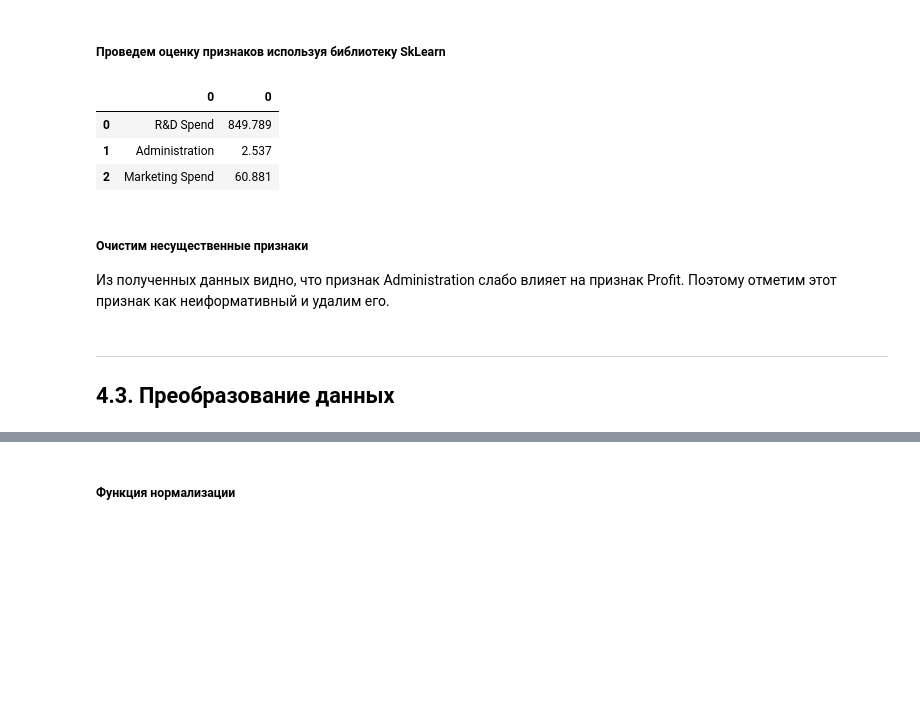
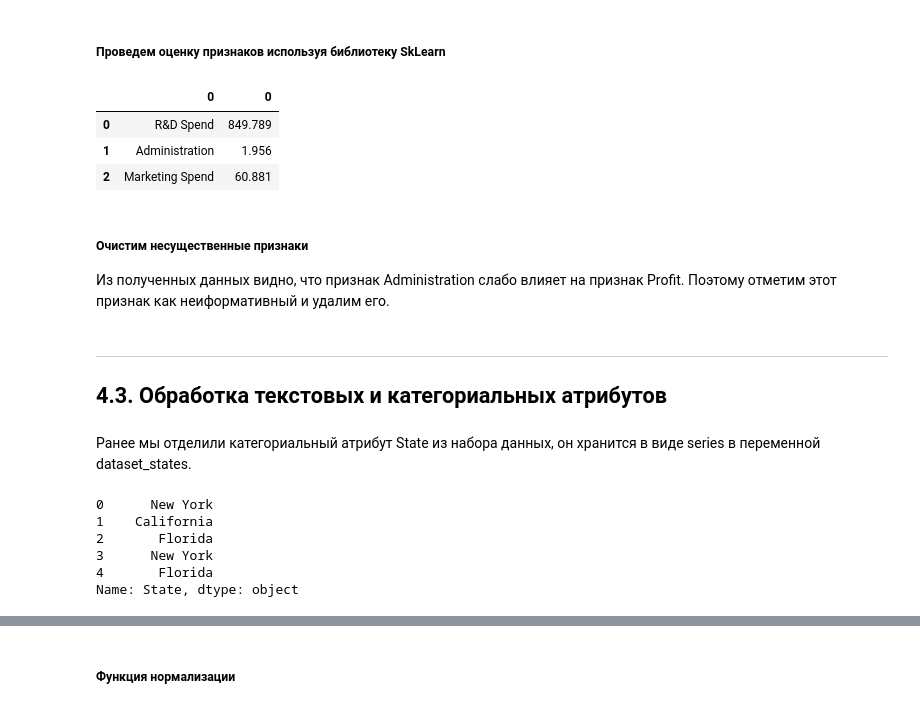
Before and after one commit to Temchik-X/DataMiningML, a Jupyter notebook: Lab_1.ipynb, the cells around one changed output, grey strips where cells are left out. Drawn from its saved outputs; the diff is of its cells as text; code cells hidden in the pictures; blank space fills up the shorter version.

Commit message:
Преобразовала категориальный атрибут. Убрала ненужное хранение ориг dataset.

```diff
--- a/Lab_1.ipynb
+++ b/Lab_1.ipynb
@@ -109,7 +109,7 @@ Name: count, dtype: int64
 # %%
-dataset_without_ID = dataset.drop("Unnamed: 0", axis=1)
+dataset = dataset.drop("Unnamed: 0", axis=1)
 set_option('display.precision', 3)
-dataset_without_ID.describe()
+dataset.describe()
 # %% [output]
 |  | R&D Spend | Administration | Marketing Spend | Profit |
 | count | 50.000 | 27.000 | 50.000 | 50.000 |
@@ -161 +164,4 @@ plt.show()
+# %%
+# Удалим категориальный атрибут State из набора данных
+dataset = dataset.drop("State", axis=1)
 # %%
@@ -234,18 +235,18 @@ Name: Profit, dtype: float64
 # %% [markdown]
 ##### Проведем оценку признаков используя библиотеку SkLearn
 # %%
-data_x = dataset_without_ID_and_State.iloc[:,:3]
-data_y = dataset_without_ID_and_State["Profit"]
+data_x = dataset.iloc[:,:3]
+data_y = dataset["Profit"]
 best_features = sklearn.feature_selection.SelectKBest(sklearn.feature_selection.f_regression, k="all")
 fit = best_features.fit(data_x, data_y)
 scores = pd.DataFrame(fit.scores_)
 columns = pd.DataFrame(data_x.columns)
 feature_scores = pd.concat([columns, scores], axis = 1)
 feature_scores
 # %% [output]
 |  | 0 | 0 |
 | 0 | R&D Spend | 849.789 |
-| 1 | Administration | 2.537 |
+| 1 | Administration | 1.956 |
 | 2 | Marketing Spend | 60.881 |
 # %% [markdown]
 ##### Очистим несущественные признаки
@@ -256,3 +258,15 @@ dataset_changed = dataset_without_ID_and_State.drop("Administration", axis=1)
 # %% [markdown]
 ---
-## 4.3. Преобразование данных
+## 4.3. Обработка текстовых и категориальных атрибутов
+# %% [markdown]
+Ранее мы отделили категориальный атрибут State из набора данных, он хранится в виде series в переменной dataset_states.
+# %%
+dataset_states.head(5)
+# dataset["State"].value_counts()
+# %% [output]
+0      New York
+1    California
+2       Florida
+3      New York
+4       Florida
+Name: State, dtype: object
```
Also changed, not shown: parts of 11 cells of this notebook.
